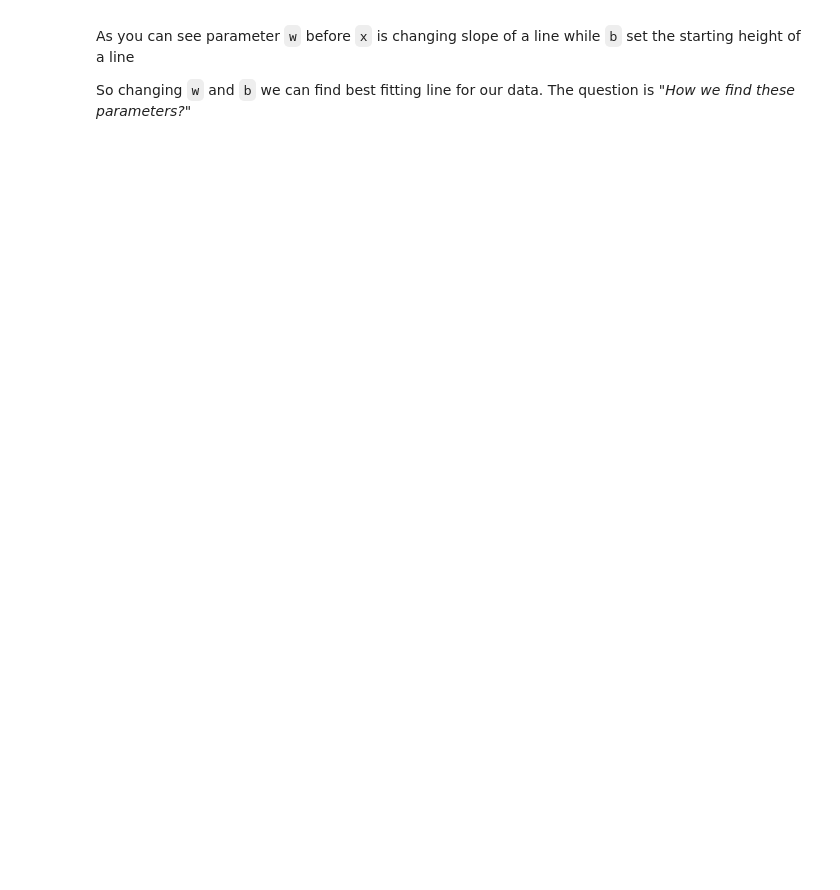
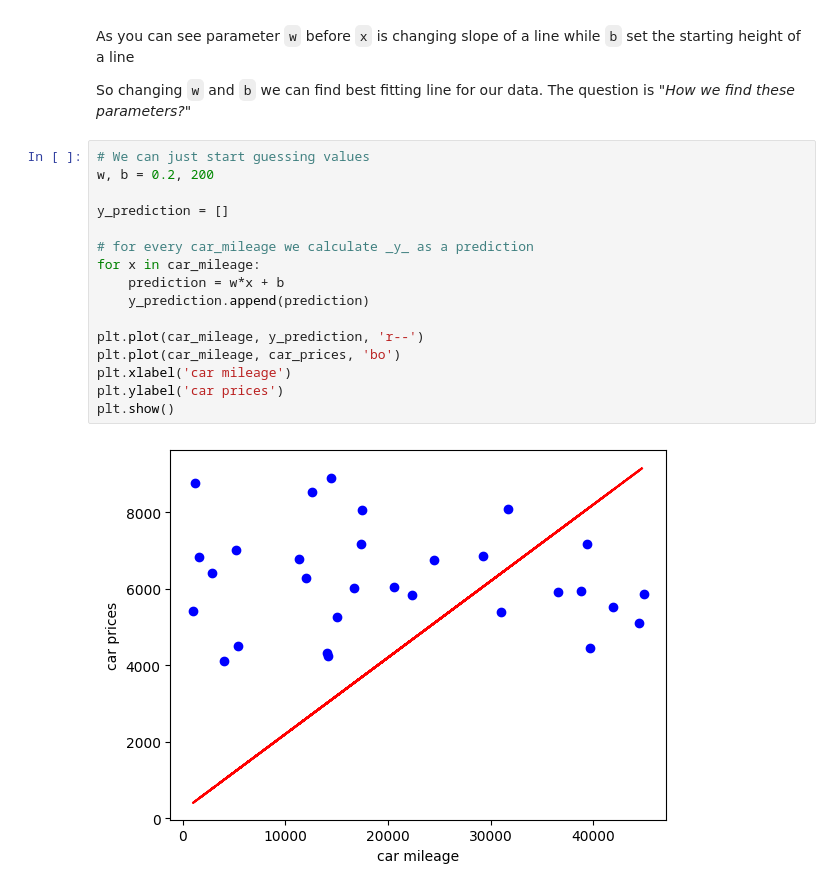
Before and after one commit to 7evenUp/learning_ai, a Jupyter notebook: linear-regression/single-linear-regression.ipynb, the cells around one changed output. Saved outputs shown, nothing was run; the diff lists cells and outputs as text; blank space fills up the shorter version.

```diff
--- a/linear-regression/single-linear-regression.ipynb
+++ b/linear-regression/single-linear-regression.ipynb
@@ -50,3 +50,21 @@ So to pick up best fitting line to our data we have to find values `w` and `b`
 As you can see parameter `w` before `x` is changing slope of a line while `b` set the starting height of a line
 
 So changing `w` and `b` we can find best fitting line for our data. The question is _"How we find these parameters?"_
+# %%
+# We can just start guessing values
+w, b = 0.2, 200
+
+y_prediction = []
+
+# for every car_mileage we calculate _y_ as a prediction
+for x in car_mileage:
+    prediction = w*x + b
+    y_prediction.append(prediction)
+
+plt.plot(car_mileage, y_prediction, 'r--')
+plt.plot(car_mileage, car_prices, 'bo')
+plt.xlabel('car mileage')
+plt.ylabel('car prices')
+plt.show()
+# %% [output]
+[figure, added]
```
Also changed, not shown: parts of 16 cells of this notebook.
